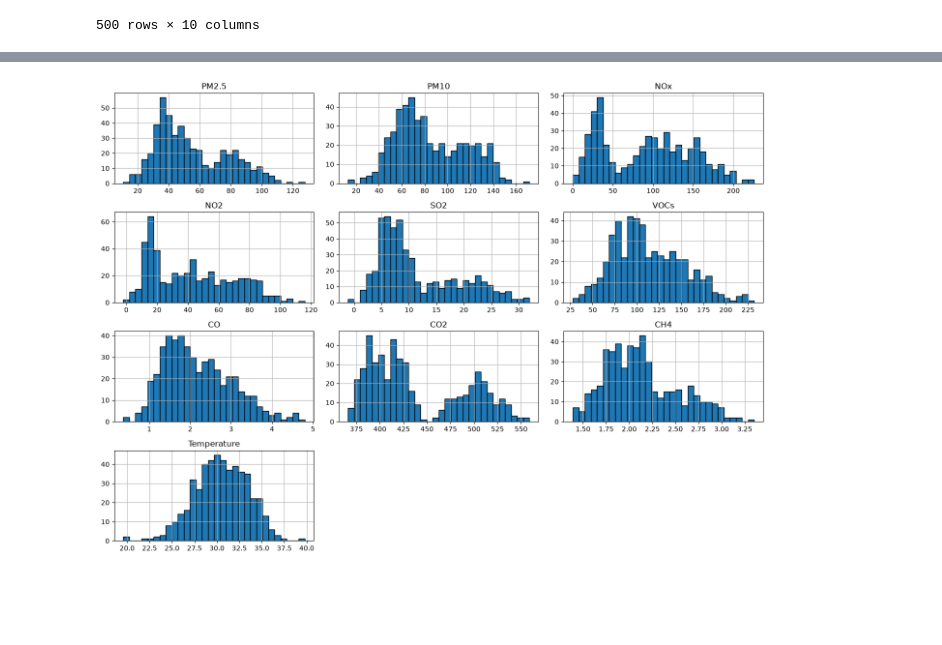
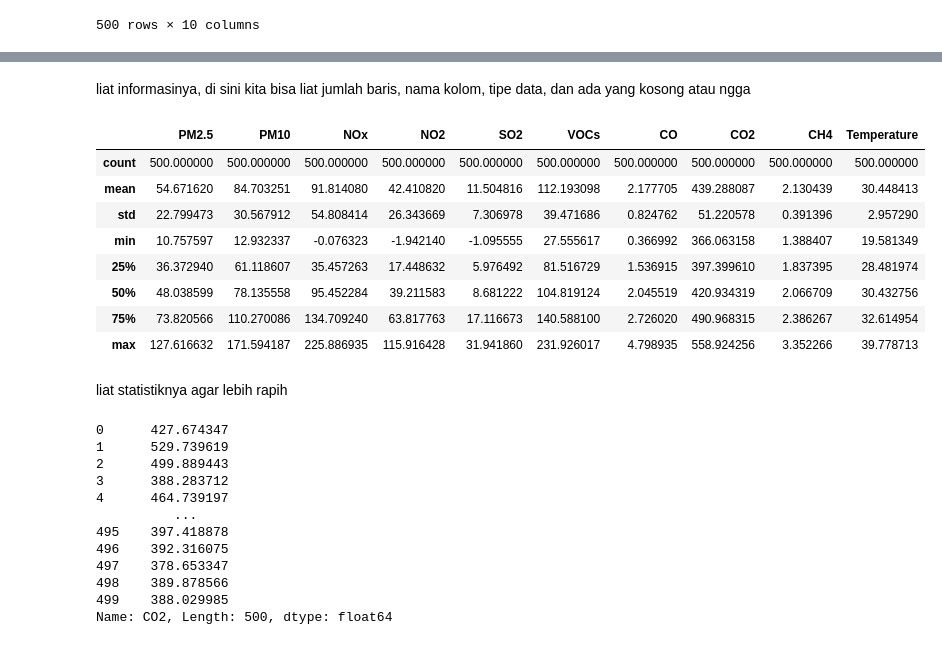
Before and after one commit to Mozzyvocca/Python-Data-Learning, a Jupyter notebook: air_quality.ipynb, the cells around one changed output, grey strips where cells are left out. Cells and saved outputs as stored; diff of their text form; code cells hidden in the pictures; blank space fills up the shorter version.

```diff
--- a/air_quality.ipynb
+++ b/air_quality.ipynb
@@ -134,6 +53,31 @@ Kurtosis: -0.5602251535135166
-# %%
-df.hist(bins=30, figsize=(14, 10), edgecolor='black')
-plt.tight_layout()
-plt.show()
-# %% [output]
-[figure, removed]
+# %% [markdown]
+liat informasinya, di sini kita bisa liat jumlah baris, nama kolom, tipe data, dan ada yang kosong atau ngga
+# %%
+df.describe()
+# %% [output]
+|  | PM2.5 | PM10 | NOx | NO2 | SO2 | VOCs | CO | CO2 | CH4 | Temperature |
+| count | 500.000000 | 500.000000 | 500.000000 | 500.000000 | 500.000000 | 500.000000 | 500.000000 | 500.000000 | 500.000000 | 500.000000 |
+| mean | 54.671620 | 84.703251 | 91.814080 | 42.410820 | 11.504816 | 112.193098 | 2.177705 | 439.288087 | 2.130439 | 30.448413 |
+| std | 22.799473 | 30.567912 | 54.808414 | 26.343669 | 7.306978 | 39.471686 | 0.824762 | 51.220578 | 0.391396 | 2.957290 |
+| min | 10.757597 | 12.932337 | -0.076323 | -1.942140 | -1.095555 | 27.555617 | 0.366992 | 366.063158 | 1.388407 | 19.581349 |
+| 25% | 36.372940 | 61.118607 | 35.457263 | 17.448632 | 5.976492 | 81.516729 | 1.536915 | 397.399610 | 1.837395 | 28.481974 |
+| 50% | 48.038599 | 78.135558 | 95.452284 | 39.211583 | 8.681222 | 104.819124 | 2.045519 | 420.934319 | 2.066709 | 30.432756 |
+| 75% | 73.820566 | 110.270086 | 134.709240 | 63.817763 | 17.116673 | 140.588100 | 2.726020 | 490.968315 | 2.386267 | 32.614954 |
+| max | 127.616632 | 171.594187 | 225.886935 | 115.916428 | 31.941860 | 231.926017 | 4.798935 | 558.924256 | 3.352266 | 39.778713 |
+# %% [markdown]
+liat statistiknya agar lebih rapih
+# %%
+df.CO2
+# %% [output]
+0      427.674347
+1      529.739619
+2      499.889443
+3      388.283712
+4      464.739197
+          ...
+495    397.418878
+496    392.316075
+497    378.653347
+498    389.878566
+499    388.029985
+Name: CO2, Length: 500, dtype: float64
```
Also changed, not shown: parts of 15 cells of this notebook, 1 other file.
